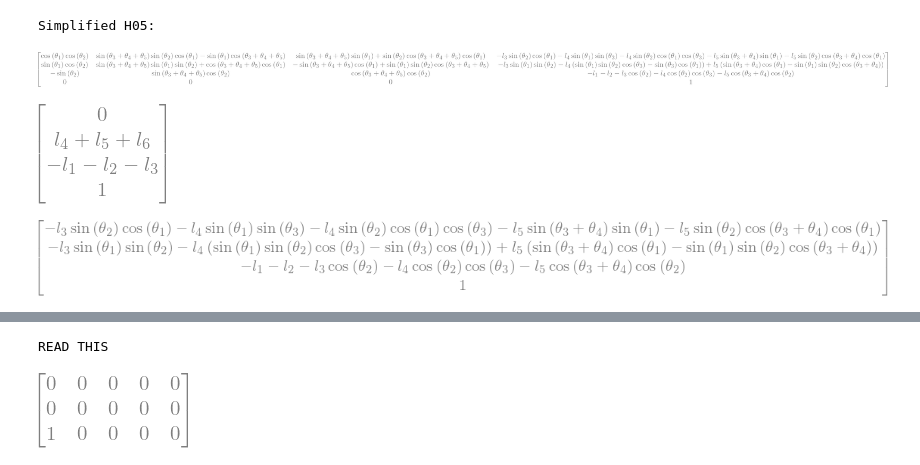
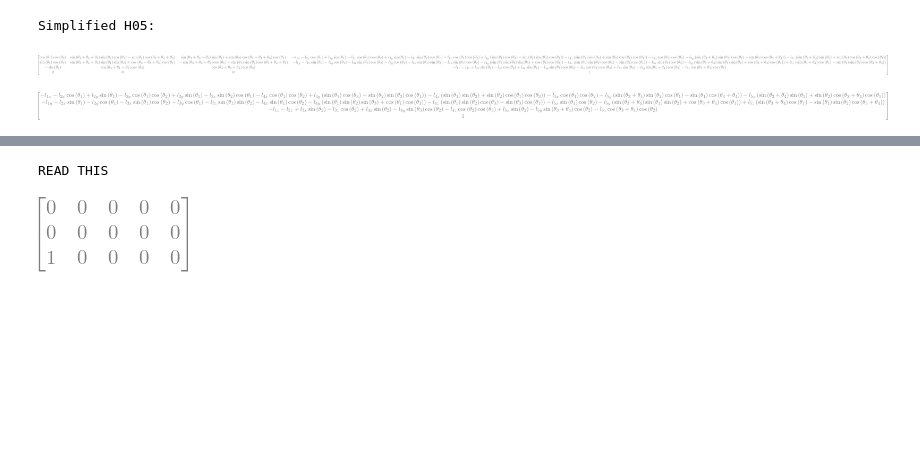
Before and after one commit to LouKordos/jupyter_notebooks, a Jupyter notebook: Transformation Matrices for Leg.ipynb, the cells around one changed output, grey strips where cells are left out. Cells and saved outputs as stored; diff of their text form; code cells hidden in the pictures; blank space fills up the shorter version.

```diff
--- a/Transformation Matrices for Leg.ipynb
+++ b/Transformation Matrices for Leg.ipynb
@@ -18,68 +18,68 @@ theta1_dot, theta2_dot, theta3_dot, theta4_dot, theta5_dot = symbols('thetadot1
 #IMPORTANT: signs for l could be swapped here, so either exclude them and adjust later when substituting
 #           or change below.
 
-l1, l2, l3, l4, l5, l6 = symbols('l_1 l_2 l_3 l_4 l_5 l_6')
-#l1: From base to hip 3 = 0
-#l2: From hip 3 to hip 2 = 0.145
-#l3: From hip 2 to hip 1 = 0.145
-#l4: From hip 1 to knee = 0.41
-#l5: From Knee to ankle = 0.375
-#l6: From ankle joint to foot base = 0.04
+l1_x, l2_x, l3_x, l4_x, l5_x, l6_x = symbols('l1_x l2_x l3_x l4_x l5_x l6_x')
+l1_y, l2_y, l3_y, l4_y, l5_y, l6_y = symbols('l1_y l2_y l3_y l4_y l5_y l6_y')
+l1_z, l2_z, l3_z, l4_z, l5_z, l6_z = symbols('l1_z l2_z l3_z l4_z l5_z l6_z')
+
+#l1_z: From base to hip 3 = 0
+#l2_z: From hip 3 to hip 2 = 0.145
+#l3_z: From hip 2 to hip 1 = 0.145
+#l4_z: From hip 1 to knee = 0.41
+#l5_z: From Knee to ankle = 0.375
+#l6_z: From ankle joint to foot base = 0.04
 
 #Transformation from Base frame to Hip axis 3
 
-H01_simple = Matrix([[cos(theta1(t)), -sin(theta1(t)), 0, 0],
-                     [sin(theta1(t)), cos(theta1(t)), 0, 0],
-                     [0, 0, 1, -l1], #l1 should be 0 here because base frame is in Hip axis 3 frame, just with no rotation
+H01_simple = Matrix([[cos(theta1(t)), -sin(theta1(t)), 0, -l1_x],
+                     [sin(theta1(t)), cos(theta1(t)), 0, -l1_y],
+                     [0, 0, 1, -l1_z], #l1_z should be 0 here because base frame is in Hip axis 3 frame, just with no rotation
                      [0, 0, 0, 1]])
 
 #Transformation from Hip axis 3 to Hip axis 2
 
-H12_simple = Matrix([[cos(theta2(t)), 0, sin(theta2(t)), 0],
-                     [0, 1, 0, 0],
-                     [-sin(theta2(t)), 0, cos(theta2(t)), -l2],
+H12_simple = Matrix([[cos(theta2(t)), 0, sin(theta2(t)), -l2_x],
+                     [0, 1, 0, -l2_y],
+                     [-sin(theta2(t)), 0, cos(theta2(t)), -l2_z],
                      [0, 0, 0, 1]])
 
 #Transformation from Hip axis 2 to Hip axis 1
 
-H23_simple = Matrix([[1, 0, 0, 0],
-                     [0, cos(theta3(t)), -sin(theta3(t)), 0],
-                     [0, sin(theta3(t)), cos(theta3(t)), -l3],
+H23_simple = Matrix([[1, 0, 0, -l3_x],
+                     [0, cos(theta3(t)), -sin(theta3(t)), -l3_y],
+                     [0, sin(theta3(t)), cos(theta3(t)), -l3_z],
                      [0, 0, 0, 1]])
 
 #Transformation from Hip axis 1 to Knee
 
-H34_simple = Matrix([[1, 0, 0, 0],
-                     [0, cos(theta4(t)), -sin(theta4(t)), 0],
-                     [0, sin(theta4(t)), cos(theta4(t)), -l4],
+H34_simple = Matrix([[1, 0, 0, -l4_x],
+                     [0, cos(theta4(t)), -sin(theta4(t)), -l4_y],
+                     [0, sin(theta4(t)), cos(theta4(t)), -l4_z],
                      [0, 0, 0, 1]])
 
 #Tranformation from Knee to Ankle
 
-H45_simple = Matrix([[1, 0, 0, 0],
-                     [0, cos(theta5(t)), -sin(theta5(t)), 0],
-                     [0, sin(theta5(t)), cos(theta5(t)), -l5],
+H45_simple = Matrix([[1, 0, 0, -l5_x],
+                     [0, cos(theta5(t)), -sin(theta5(t)), -l5_y],
+                     [0, sin(theta5(t)), cos(theta5(t)), -l5_z],
                      [0, 0, 0, 1]])
 
 H02_simple = H01_simple * H12_simple
 H03_simple = H02_simple * H23_simple
 H04_simple = H03_simple * H34_simple
 
 H05_simple = H04_simple * H45_simple
 print("Simplified H05:")
 simplify(H05_simple)
 # %% [output]
 Simplified H05:
-[figure, old version]
+[figure, new version]
 # %%
-#, l1:0, l2:0.145, l3:0.145, l4:0.41, l5:0.375
+#, l1_z:0, l2_z:0.145, l3_z:0.145, l4_z:0.41, l5_z:0.375
 H05_simple_subs = H05_simple.subs({theta1(t):0, theta2(t):0, theta3(t):pi/2, theta4(t):0, theta5(t):0})
-H05_simple_subs * Matrix([0, 0, -l6, 1])
-# %% [output]
-[figure, removed]
 # %%
 simplify(H05_simple * Matrix([0, 0, 0, 1]))
 # %% [output]
-[figure, old version]
+[figure, new version]
 # %%
 #Distance from previous frame to next frame. Frames are placed at CoM in this scenario.
```
Also changed, not shown: parts of 28 cells of this notebook, 9 other files.
